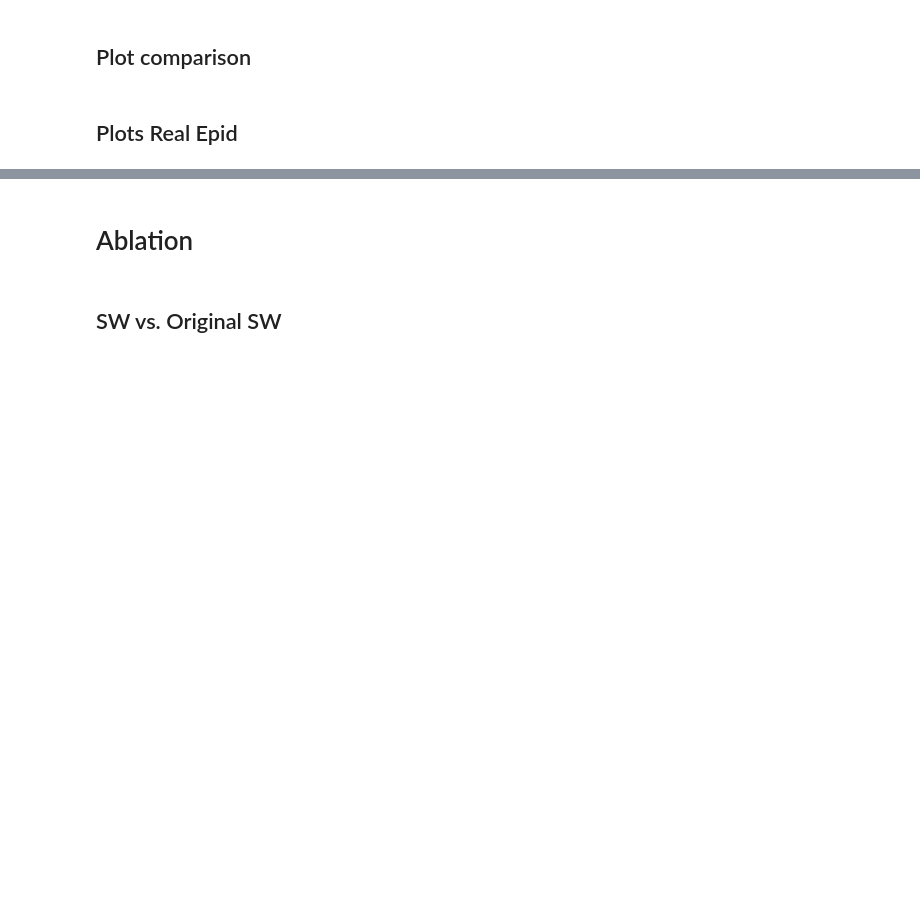
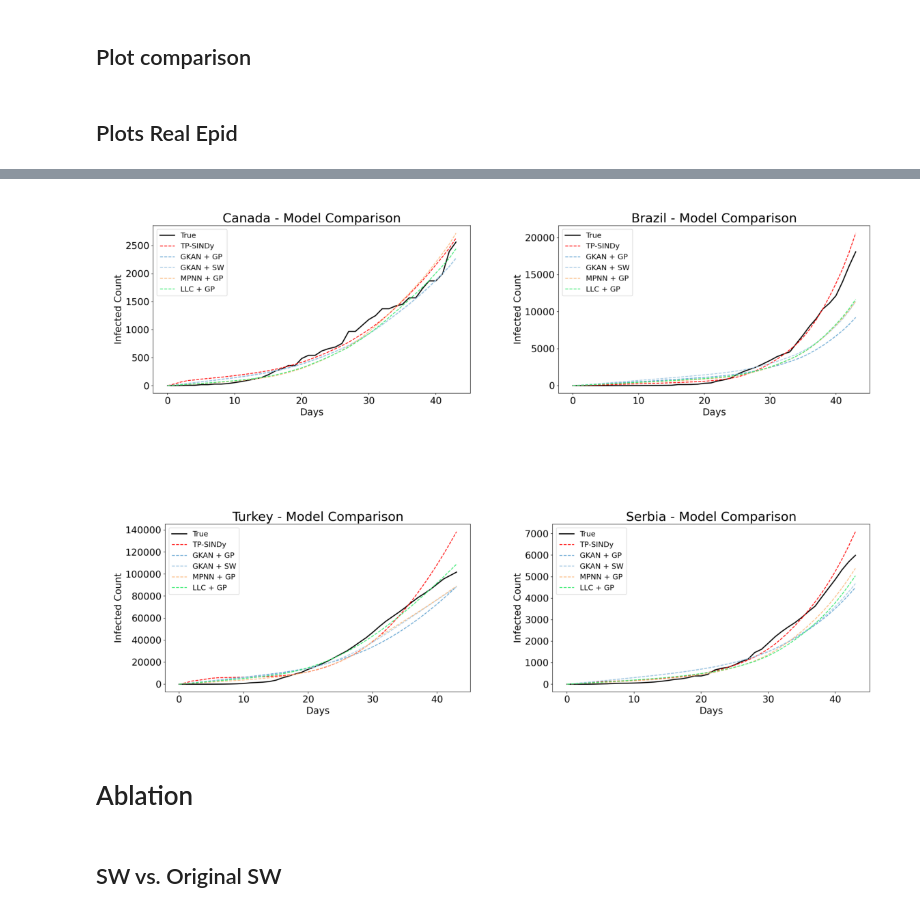
Before and after one commit to riccardocappi/Kan-for-Interpretable-Graph-Dynamics, a Jupyter notebook: plots.ipynb, the cells around one changed output, grey strips where cells are left out. Cells and saved outputs as stored; diff of their text form; code cells hidden in the pictures; blank space fills up the shorter version.

```diff
--- a/plots.ipynb
+++ b/plots.ipynb
@@ -1964,8 +2002,10 @@ plt.show()
 # %%
-# create_random_subplot_grid(
-#     "./outputs/covid_eul",
-#     countries=["Luxembourg", "Brazil", "Turkey", "Serbia"]
-# )
+create_random_subplot_grid(
+    "./outputs/covid_eul",
+    countries=["Canada", "Brazil", "Turkey", "Serbia"]
+)
+# %% [output]
+[figure, added]
 # %% [markdown]
 # Ablation
 # %% [markdown]
```
Also changed, not shown: parts of 13 cells of this notebook, 13 other files.
